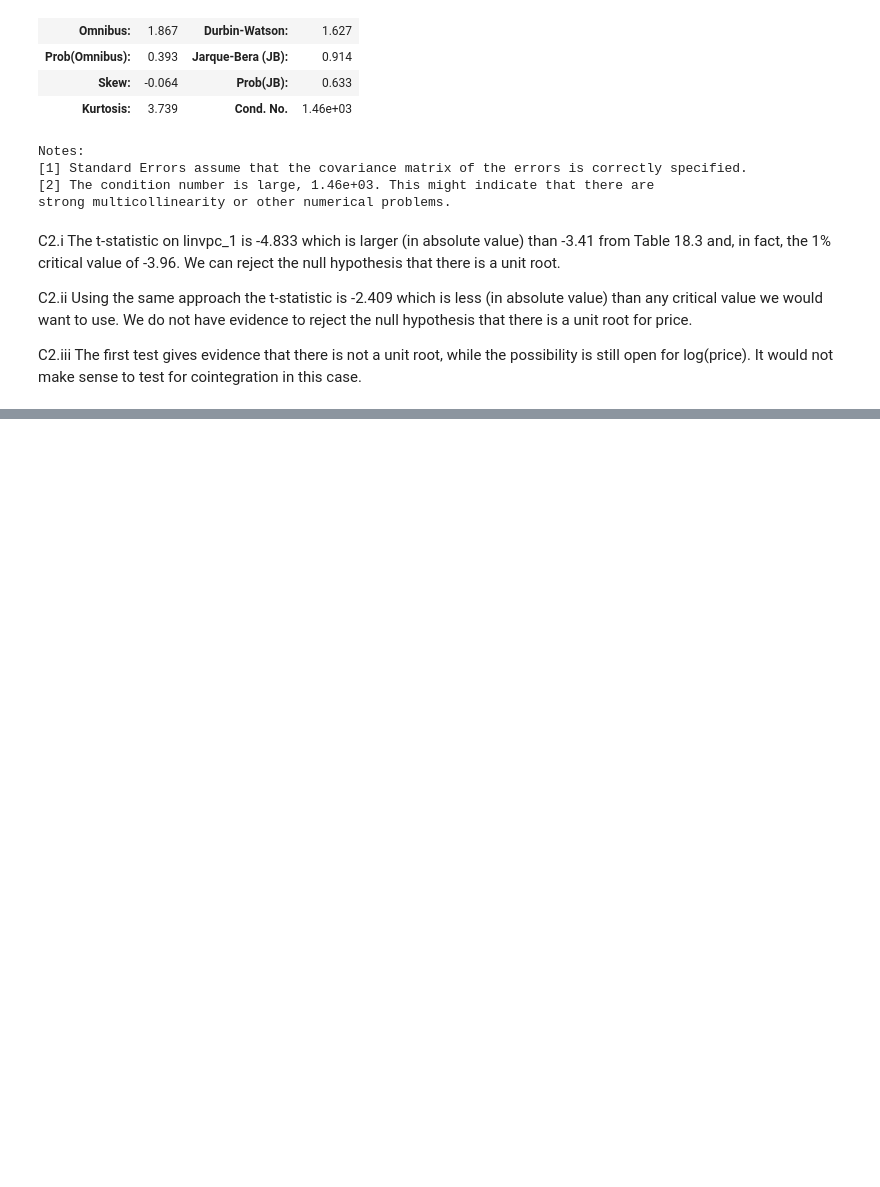
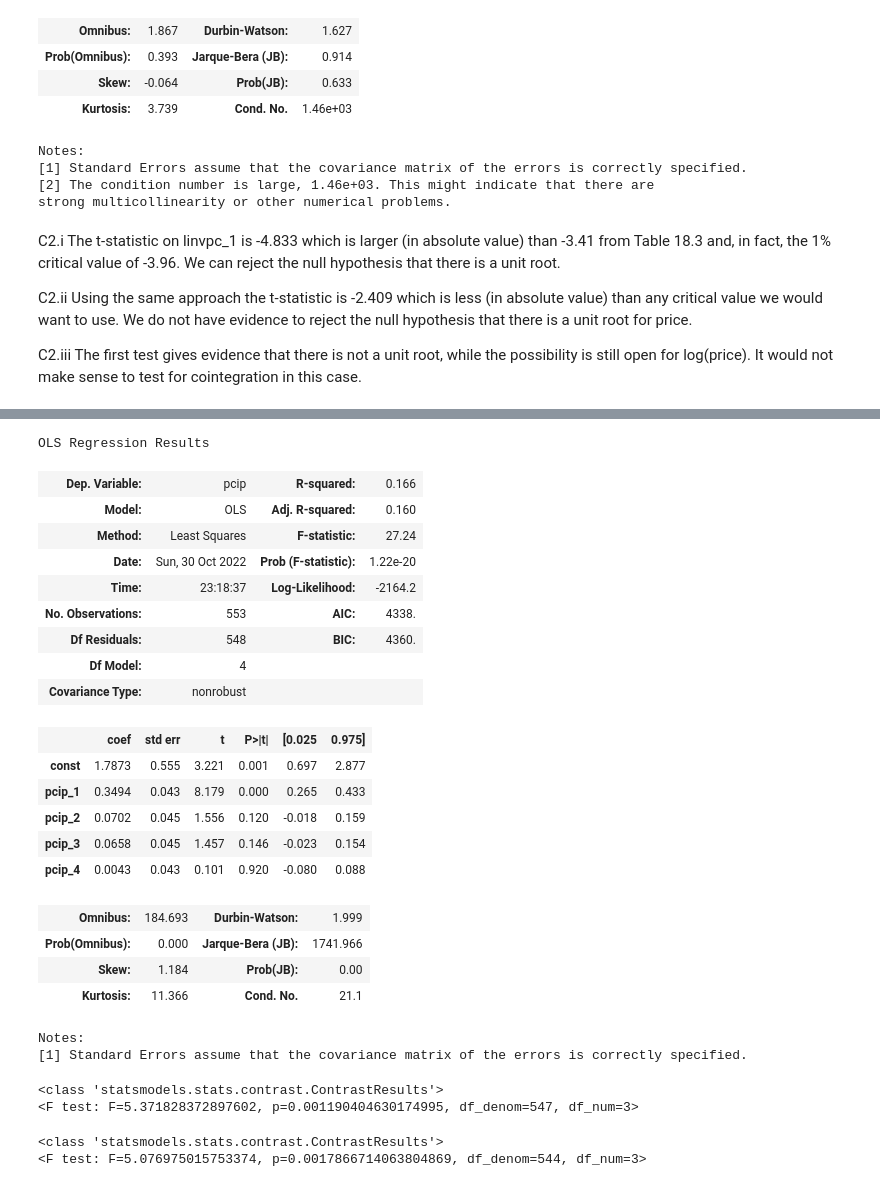
Before and after one commit to systemchalk/wooldridge_workbook, a Jupyter notebook: ch18.ipynb, the cells around one changed output, grey strips where cells are left out. Cells and saved outputs as stored; diff of their text form; code cells hidden in the pictures; blank space fills up the shorter version.

```diff
--- a/ch18.ipynb
+++ b/ch18.ipynb
@@ -138,3 +138,9 @@ C2.i The t-statistic on linvpc_1 is -4.833 which is larger (in absolute value) t
 C2.ii Using the same approach the t-statistic is -2.409 which is less (in absolute value) than any critical value we would want to use. We do not have evidence to reject the null hypothesis that there is a unit root for price.
 
 C2.iii The first test gives evidence that there is not a unit root, while the possibility is still open for log(price). It would not make sense to test for cointegration in this case.
+# %%
+# Exercise 3
+volat = pd.read_stata("./stata/VOLAT.DTA")
+X = sm.add_constant(volat[["pcip_1", "pcip_2", "pcip_3"]])
+model = sm.OLS(volat["pcip"], X, missing="drop").fit()
+model.summary()
@@ -140,0 +169,43 @@ C2.iii The first test gives evidence that there is not a unit root, while the po
+# %%
+volat["pcip_4"] = volat["pcip_3"].shift(1)
+X = sm.add_constant(volat[["pcip_1", "pcip_2", "pcip_3", "pcip_4"]])
+model = sm.OLS(volat["pcip"], X, missing="drop").fit()
+model.summary()
+# %% [output]
+OLS Regression Results
+| Dep. Variable: | pcip | R-squared: | 0.166 |
+| Model: | OLS | Adj. R-squared: | 0.160 |
+| Method: | Least Squares | F-statistic: | 27.24 |
+| Date: | Sun, 30 Oct 2022 | Prob (F-statistic): | 1.22e-20 |
+| Time: | 23:18:37 | Log-Likelihood: | -2164.2 |
+| No. Observations: | 553 | AIC: | 4338. |
+| Df Residuals: | 548 | BIC: | 4360. |
+| Df Model: | 4 |  |  |
+| Covariance Type: | nonrobust |  |  |
+|  | coef | std err | t | P>|t| | [0.025 | 0.975] |
+| const | 1.7873 | 0.555 | 3.221 | 0.001 | 0.697 | 2.877 |
+| pcip_1 | 0.3494 | 0.043 | 8.179 | 0.000 | 0.265 | 0.433 |
+| pcip_2 | 0.0702 | 0.045 | 1.556 | 0.120 | -0.018 | 0.159 |
+| pcip_3 | 0.0658 | 0.045 | 1.457 | 0.146 | -0.023 | 0.154 |
+| pcip_4 | 0.0043 | 0.043 | 0.101 | 0.920 | -0.080 | 0.088 |
+| Omnibus: | 184.693 | Durbin-Watson: | 1.999 |
+| Prob(Omnibus): | 0.000 | Jarque-Bera (JB): | 1741.966 |
+| Skew: | 1.184 | Prob(JB): | 0.00 |
+| Kurtosis: | 11.366 | Cond. No. | 21.1 |
+Notes:
+[1] Standard Errors assume that the covariance matrix of the errors is correctly specified.
+# %%
+X = sm.add_constant(volat[["pcip_1", "pcip_2", "pcip_3", "pcsp_1", "pcsp_2", "pcsp_3"]])
+model = sm.OLS(volat["pcip"], X, missing="drop").fit()
+model.f_test("pcsp_1 = pcsp_2 = pcsp_3 = 0")
+# %% [output]
+<class 'statsmodels.stats.contrast.ContrastResults'>
+<F test: F=5.371828372897602, p=0.001190404630174995, df_denom=547, df_num=3>
+# %%
+volat["ci3_3"] = volat["ci3_2"].shift(1)
+X = sm.add_constant(volat[["pcip_1", "pcip_2", "pcip_3", "pcsp_1", "pcsp_2", "pcsp_3", "ci3_1", "ci3_2", "ci3_3"]])
+model = sm.OLS(volat["pcip"], X, missing="drop").fit()
+model.f_test("pcsp_1 = pcsp_2 = pcsp_3 = 0")
+# %% [output]
+<class 'statsmodels.stats.contrast.ContrastResults'>
+<F test: F=5.076975015753374, p=0.0017866714063804869, df_denom=544, df_num=3>
```
Also changed, not shown: parts of 6 cells of this notebook.
